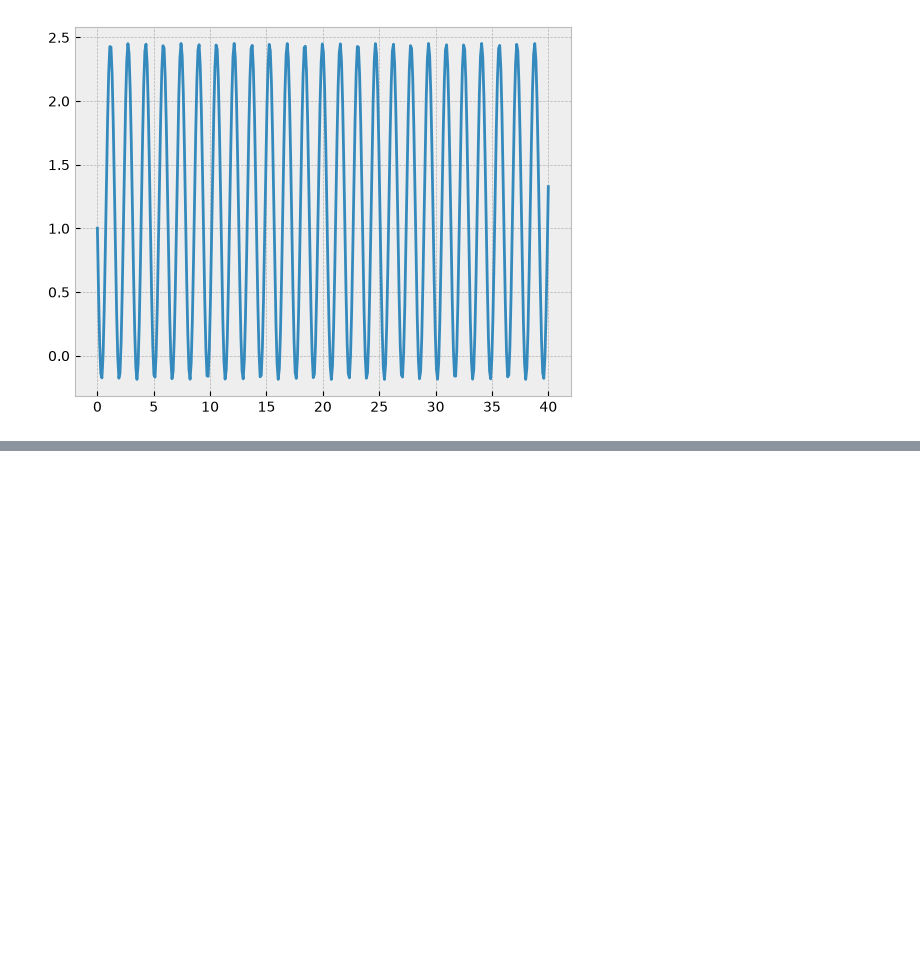
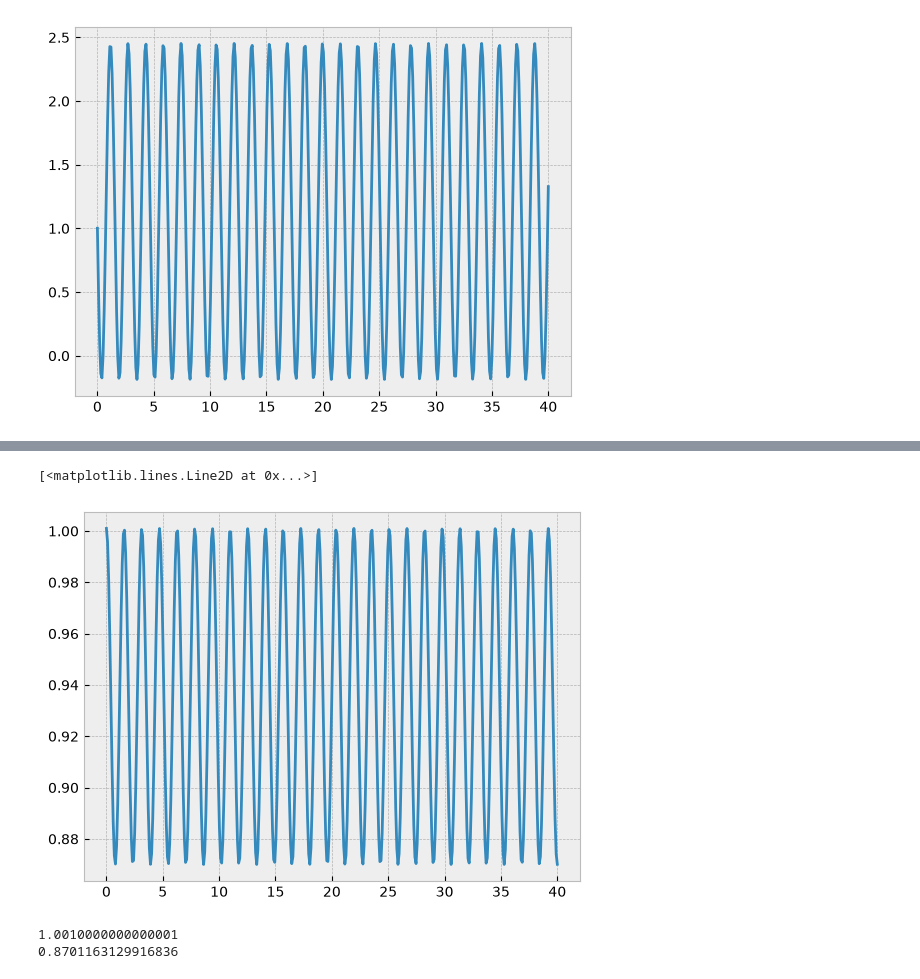
Before and after one commit to Dewscot/Clases, a Jupyter notebook: FC2/Estudio_chatgpt/Tarea_1.ipynb, the cells around one changed output, grey strips where cells are left out. Saved outputs shown, nothing was run; the diff lists cells and outputs as text; code cells hidden in the pictures; blank space fills up the shorter version.

```diff
--- a/FC2/Estudio_chatgpt/Tarea_1.ipynb
+++ b/FC2/Estudio_chatgpt/Tarea_1.ipynb
@@ -175,0 +199,17 @@ plt.plot(tiempos,Energia_euler_cromer)
+# %%
+v1 = (trayectoria_SR[1:,1]+trayectoria_SR[:-1,1])/2
+velocidades_SR =np.concatenate(([0.0], v1))
+# %%
+Energia_SR = np.zeros(Npuntos)
+for n in range(Npuntos):
+    Energia_SR[n] = 1/2*m*velocidades_SR[n]**2+1/2*k*trayectoria_SR[n,0]**2+m*g*trayectoria_SR[n,0]
+plt.plot(tiempos,Energia_SR)
+# %% [output]
+[<matplotlib.lines.Line2D at 0x...>]
+[figure, added]
+# %%
+print(Energia_SR[0])
+print(Energia_SR[-1])
+# %% [output]
+1.0010000000000001
+0.8701163129916836
```
Also changed, not shown: parts of 14 cells of this notebook, 1 other file.
